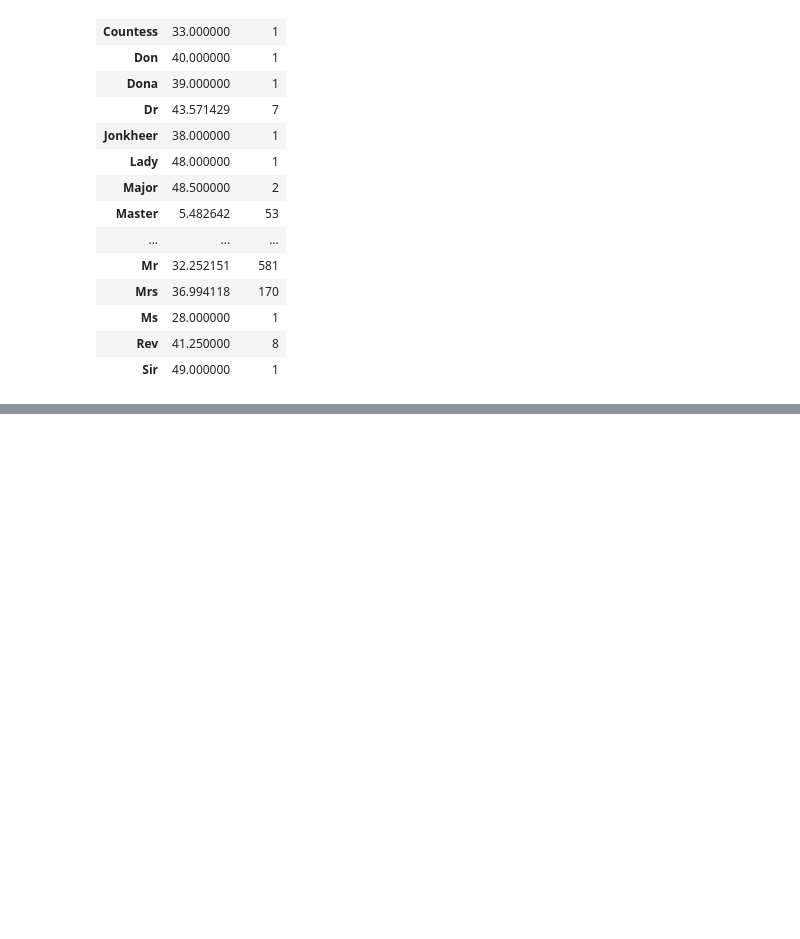
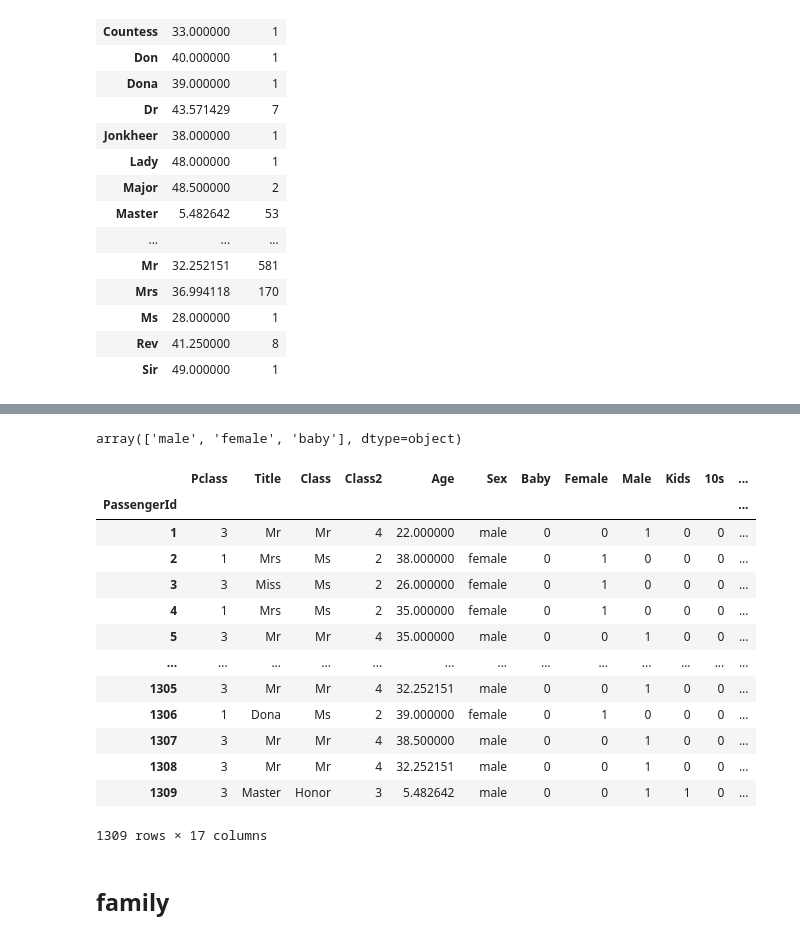
Before and after one commit to sapience2357/lectures, a Jupyter notebook: lectures on AI/preprocess(visualization, EDA, featureEngineering).ipynb, the cells around one changed output, grey strips where cells are left out. Cells and saved outputs as stored; diff of their text form; code cells hidden in the pictures; blank space fills up the shorter version.

```diff
--- a/lectures on AI/preprocess(visualization, EDA, featureEngineering).ipynb
+++ b/lectures on AI/preprocess(visualization, EDA, featureEngineering).ipynb
@@ -828,0 +836,33 @@ rawData[rawData['Age'] <= 1]
+# %%
+dataFe['Sex'] = dataFe['Sex'].mask(dataFe['Age'] < 1, other = 'baby')
+# %%
+dataFe.Sex.unique()
+# %% [output]
+array(['male', 'female', 'baby'], dtype=object)
+# %%
+dataFe[['Baby', 'Female', 'Male']] = pd.get_dummies(dataFe['Sex'])
+# %%
+labels = ['Kids', '10s', '20s', '30s', '40s', '50s', '60s', 'Senior']
+bins=[1, 10, 20, 30, 40, 50, 60, 70, 100]
+dataFe['Age2'] = pd.cut(dataFe['Age'], bins=bins, labels=labels)
+# %%
+dataFe = pd.get_dummies(dataFe, columns=['Age2'], prefix='', prefix_sep='')
+# %%
+dataFe
+# %% [output]
+|  | Pclass | Title | Class | Class2 | Age | Sex | Baby | Female | Male | Kids | 10s | ... |
+| PassengerId |  |  |  |  |  |  |  |  |  |  |  | ... |
+| 1 | 3 | Mr | Mr | 4 | 22.000000 | male | 0 | 0 | 1 | 0 | 0 | ... |
+| 2 | 1 | Mrs | Ms | 2 | 38.000000 | female | 0 | 1 | 0 | 0 | 0 | ... |
+| 3 | 3 | Miss | Ms | 2 | 26.000000 | female | 0 | 1 | 0 | 0 | 0 | ... |
+| 4 | 1 | Mrs | Ms | 2 | 35.000000 | female | 0 | 1 | 0 | 0 | 0 | ... |
+| 5 | 3 | Mr | Mr | 4 | 35.000000 | male | 0 | 0 | 1 | 0 | 0 | ... |
+| ... | ... | ... | ... | ... | ... | ... | ... | ... | ... | ... | ... | ... |
+| 1305 | 3 | Mr | Mr | 4 | 32.252151 | male | 0 | 0 | 1 | 0 | 0 | ... |
+| 1306 | 1 | Dona | Ms | 2 | 39.000000 | female | 0 | 1 | 0 | 0 | 0 | ... |
+| 1307 | 3 | Mr | Mr | 4 | 38.500000 | male | 0 | 0 | 1 | 0 | 0 | ... |
+| 1308 | 3 | Mr | Mr | 4 | 32.252151 | male | 0 | 0 | 1 | 0 | 0 | ... |
+| 1309 | 3 | Master | Honor | 3 | 5.482642 | male | 0 | 0 | 1 | 1 | 0 | ... |
+1309 rows × 17 columns
+# %% [markdown]
+## family
```
Also changed, not shown: parts of 66 cells of this notebook, 1 other file.
